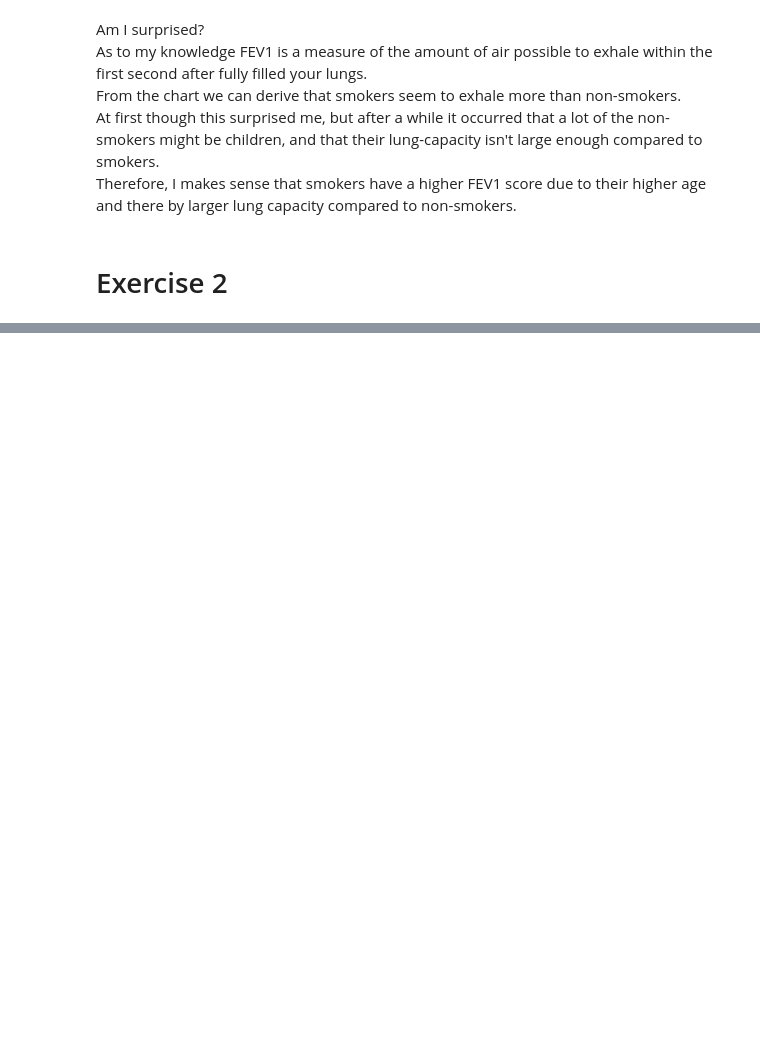
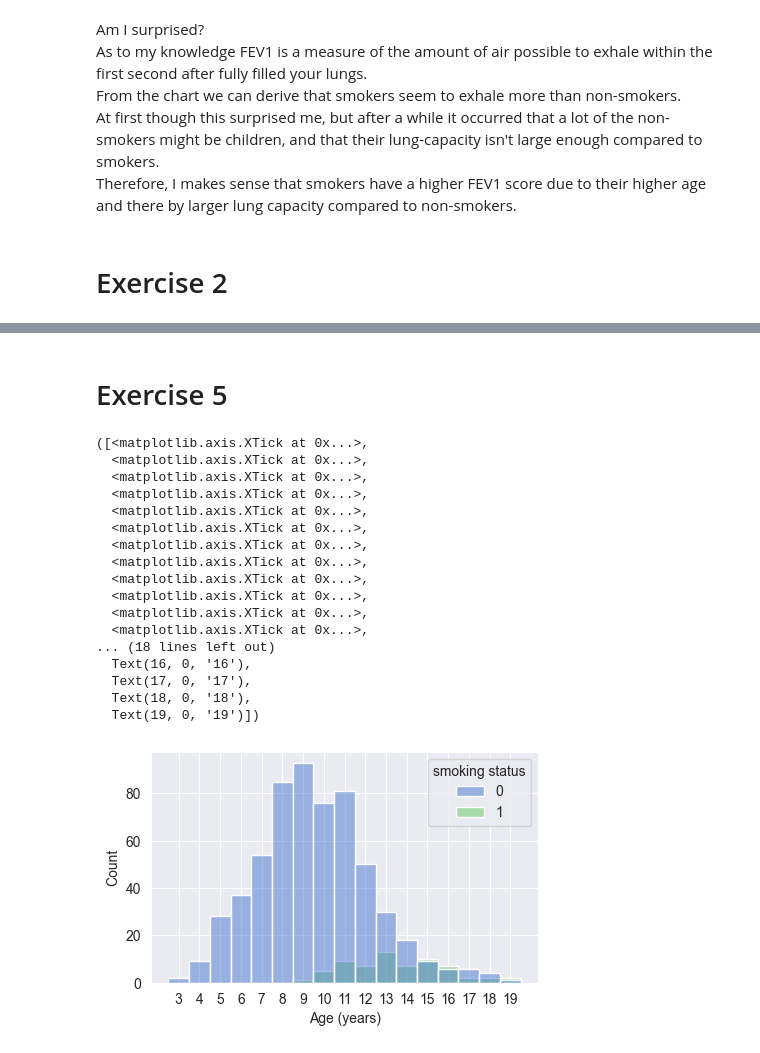
Before and after one commit to Cyrkryta/UCPH-ITDS-Assignments, a Jupyter notebook: Assignment-1/assignment1.ipynb, the cells around one changed output, grey strips where cells are left out. Cells and saved outputs as stored; diff of their text form; code cells hidden in the pictures; blank space fills up the shorter version.

```diff
--- a/Assignment-1/assignment1.ipynb
+++ b/Assignment-1/assignment1.ipynb
@@ -121,0 +219,27 @@ Passing `palette` without assigning `hue` is deprecated and will be removed in v
+# %% [markdown]
+# Exercise 5
+# %%
+plt.figure(figsize=(5, 3))
+sns.set_style("darkgrid")
+sns.histplot(data=df, x="age", hue="smoking status", discrete=True, palette=sns.color_palette("muted6"))
+plt.xlabel("Age (years)")
+plt.xticks(np.arange(3, 20))
+# %% [output]
+([<matplotlib.axis.XTick at 0x...>,
+  <matplotlib.axis.XTick at 0x...>,
+  <matplotlib.axis.XTick at 0x...>,
+  <matplotlib.axis.XTick at 0x...>,
+  <matplotlib.axis.XTick at 0x...>,
+  <matplotlib.axis.XTick at 0x...>,
+  <matplotlib.axis.XTick at 0x...>,
+  <matplotlib.axis.XTick at 0x...>,
+  <matplotlib.axis.XTick at 0x...>,
+  <matplotlib.axis.XTick at 0x...>,
+  <matplotlib.axis.XTick at 0x...>,
+  <matplotlib.axis.XTick at 0x...>,
+... (18 lines left out)
+  Text(16, 0, '16'),
+  Text(17, 0, '17'),
+  Text(18, 0, '18'),
+  Text(19, 0, '19')])
+[figure, added]
```
Also changed, not shown: parts of 12 cells of this notebook, 8 other files.
